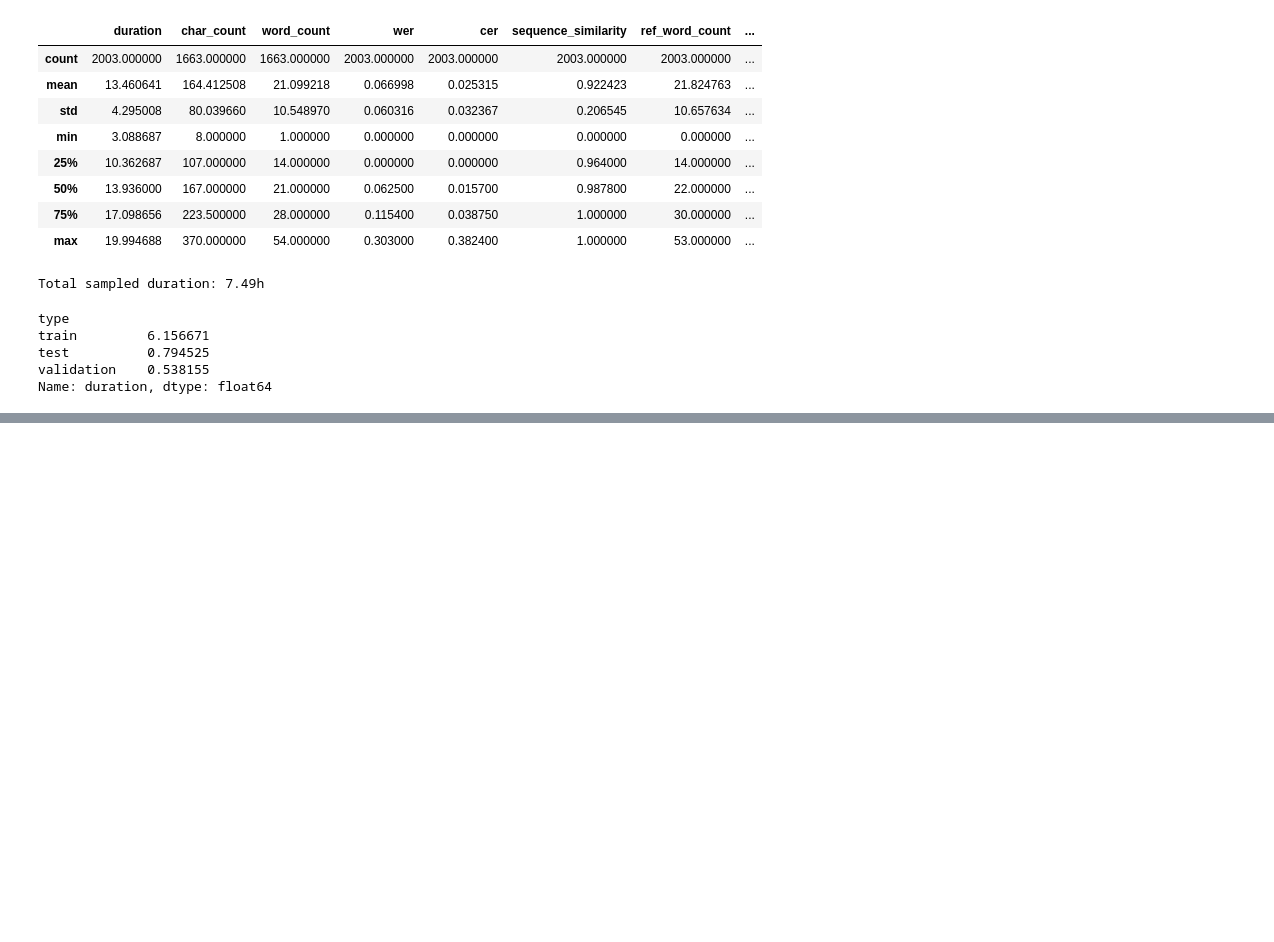
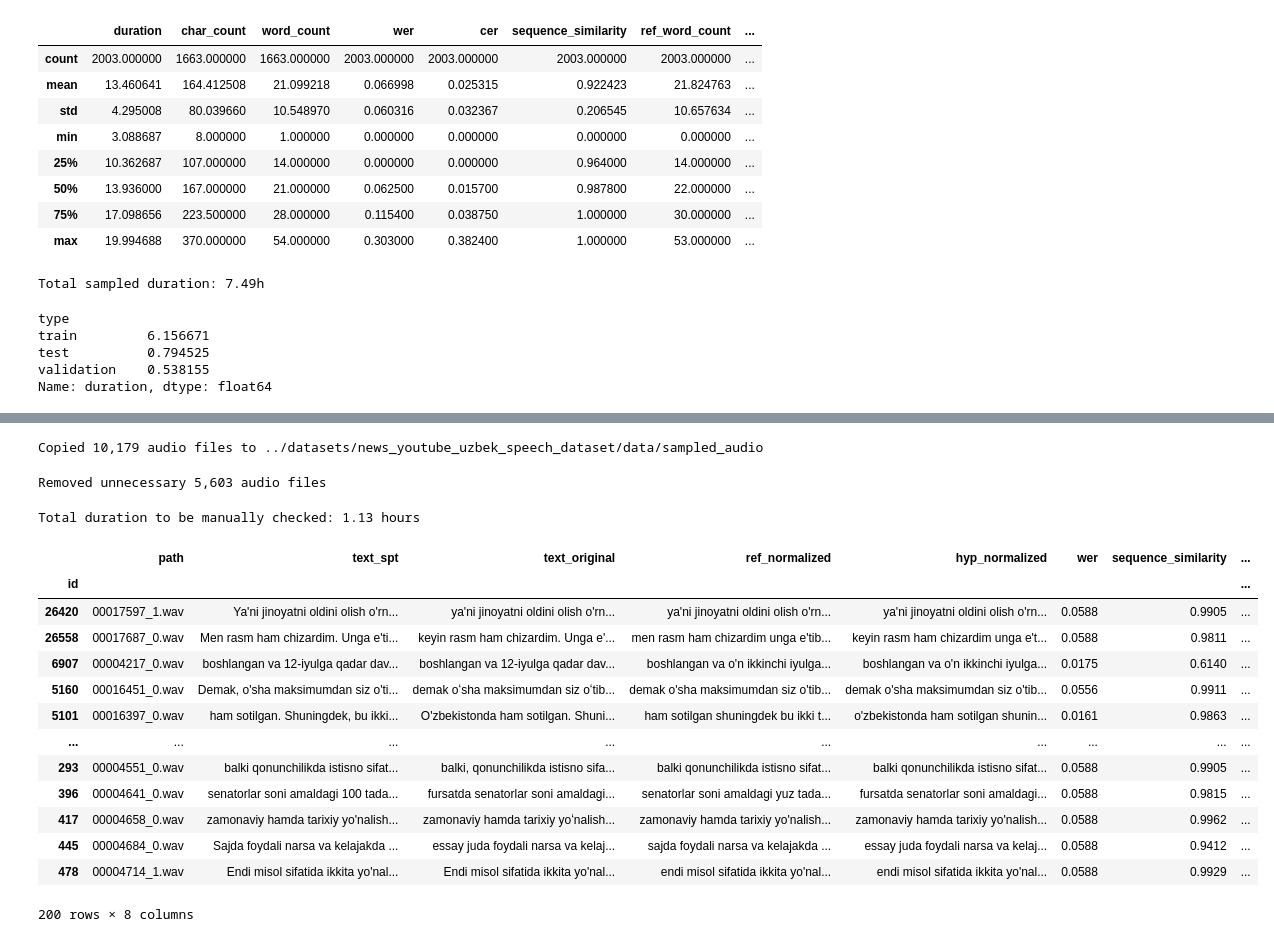
Before and after one commit to HaidarChaito/uzbek-automatic-speech-recognition, a Jupyter notebook: notebooks/2_news_dataset_preparation.ipynb, the cells around one changed output, grey strips where cells are left out. Saved outputs shown, nothing was run; the diff lists cells and outputs as text; code cells hidden in the pictures; blank space fills up the shorter version.

```diff
--- a/notebooks/2_news_dataset_preparation.ipynb
+++ b/notebooks/2_news_dataset_preparation.ipynb
@@ -22,11 +22,15 @@ from tqdm import tqdm  # Progress bar library
 SEED = 137
 DATASET_DIR = "../datasets/news_youtube_uzbek_speech_dataset/data"
 SAMPLED_AUDIO_DIR = os.path.join(DATASET_DIR, "sampled_audio")
+CHUNKED_AUDIO_DIR = os.path.join(DATASET_DIR, "chunked_audio")
+
 ALL_DATA_PATH = os.path.join(DATASET_DIR, "dataset.csv")
 SAMPLED_DATA_PATH = os.path.join(DATASET_DIR, "sampled.csv")
 PROCESSED_AUDIO_STATS_PATH = os.path.join(DATASET_DIR, "processed_audio_stats.csv")
 TRANSCRIPTION_RESULTS_PATH = os.path.join(DATASET_DIR, "google_spt_transcriptions.csv")
 VALIDATION_TEST_SETS_PATH = os.path.join(DATASET_DIR, "validation_test_sets.csv")
+
+SAMPLED_DATA2_PATH = os.path.join(DATASET_DIR, "sampled2.csv")
 # %% [markdown]
 ### Create csv file with all data and computed statistics
 # %%
@@ -756,0 +1310,68 @@ Name: duration, dtype: float64
+# %%
+from pathlib import Path
+import shutil
+
+audio_names = set(pd.read_csv(SAMPLED_DATA2_PATH, index_col="id")["path"])
+
+for audio_name in audio_names:
+    source_path = os.path.join(CHUNKED_AUDIO_DIR, audio_name)
+    destination_path = os.path.join(SAMPLED_AUDIO_DIR, audio_name)
+    shutil.copy(source_path, destination_path)
+
+print(f"Copied {len(audio_names):,} audio files to {SAMPLED_AUDIO_DIR}")
+# %% [output]
+Copied 10,179 audio files to ../datasets/news_youtube_uzbek_speech_dataset/data/sampled_audio
+# %%
+import glob
+
+all_audio_paths = set(glob.glob(os.path.join(SAMPLED_AUDIO_DIR, "*.wav")))
+
+sampled_audios1 = set(
+    pd.read_csv(SAMPLED_DATA_PATH, index_col="id")["path"]
+    .apply(lambda file_name: os.path.join(SAMPLED_AUDIO_DIR, file_name))
+)
+sampled_audios2 = set(
+    pd.read_csv(SAMPLED_DATA2_PATH, index_col="id")["path"]
+    .apply(lambda file_name: os.path.join(SAMPLED_AUDIO_DIR, file_name))
+)
+audio_paths_to_keep = sampled_audios1.union(sampled_audios2)
+
+audio_paths_to_remove = all_audio_paths - audio_paths_to_keep
+
+for path in audio_paths_to_remove:
+    os.remove(path)
+
+print(f"Removed unnecessary {len(audio_paths_to_remove):,} audio files")
+# %% [output]
+Removed unnecessary 5,603 audio files
+# %%
+sampled2_df = pd.read_csv(SAMPLED_DATA2_PATH, index_col="id")
+
+interested_cols = ["path", "text_spt", "text_original", "ref_normalized", "hyp_normalized", "wer",
+                   "sequence_similarity", "duration"]
+misaligned_df = sampled2_df[sampled2_df["wer"] > 0]
+random_sample = misaligned_df.sample(150, random_state=SEED)
+
+# Get the Top WER Sample (excluding the random ones)
+top_wer_sample = misaligned_df.drop(random_sample.index).nlargest(50, "wer")
+
+to_manually_check_df = pd.concat([random_sample, top_wer_sample])[interested_cols]
+to_manually_check_df.to_csv(os.path.join(DATASET_DIR, "check_alignment_manually2.csv"), index_label="id")
+print(f"Total duration to be manually checked: {to_manually_check_df["duration"].sum() / 3600:.2f} hours")
+to_manually_check_df
+# %% [output]
+Total duration to be manually checked: 1.13 hours
+|  | path | text_spt | text_original | ref_normalized | hyp_normalized | wer | sequence_similarity | ... |
+| id |  |  |  |  |  |  |  | ... |
+| 26420 | 00017597_1.wav | Ya'ni jinoyatni oldini olish o'rn... | ya'ni jinoyatni oldini olish o'rn... | ya'ni jinoyatni oldini olish o'rn... | ya'ni jinoyatni oldini olish o'rn... | 0.0588 | 0.9905 | ... |
+| 26558 | 00017687_0.wav | Men rasm ham chizardim. Unga e'ti... | keyin rasm ham chizardim. Unga e'... | men rasm ham chizardim unga e'tib... | keyin rasm ham chizardim unga e't... | 0.0588 | 0.9811 | ... |
+| 6907 | 00004217_0.wav | boshlangan va 12-iyulga qadar dav... | boshlangan va 12-iyulga qadar dav... | boshlangan va o'n ikkinchi iyulga... | boshlangan va o'n ikkinchi iyulga... | 0.0175 | 0.6140 | ... |
+| 5160 | 00016451_0.wav | Demak, o'sha maksimumdan siz o'ti... | demak oʻsha maksimumdan siz oʻtib... | demak o'sha maksimumdan siz o'tib... | demak o'sha maksimumdan siz o'tib... | 0.0556 | 0.9911 | ... |
+| 5101 | 00016397_0.wav | ham sotilgan. Shuningdek, bu ikki... | O'zbekistonda ham sotilgan. Shuni... | ham sotilgan shuningdek bu ikki t... | o'zbekistonda ham sotilgan shunin... | 0.0161 | 0.9863 | ... |
+| ... | ... | ... | ... | ... | ... | ... | ... | ... |
+| 293 | 00004551_0.wav | balki qonunchilikda istisno sifat... | balki, qonunchilikda istisno sifa... | balki qonunchilikda istisno sifat... | balki qonunchilikda istisno sifat... | 0.0588 | 0.9905 | ... |
+| 396 | 00004641_0.wav | senatorlar soni amaldagi 100 tada... | fursatda senatorlar soni amaldagi... | senatorlar soni amaldagi yuz tada... | fursatda senatorlar soni amaldagi... | 0.0588 | 0.9815 | ... |
+| 417 | 00004658_0.wav | zamonaviy hamda tarixiy yo'nalish... | zamonaviy hamda tarixiy yoʻnalish... | zamonaviy hamda tarixiy yo'nalish... | zamonaviy hamda tarixiy yo'nalish... | 0.0588 | 0.9962 | ... |
+| 445 | 00004684_0.wav | Sajda foydali narsa va kelajakda ... | essay juda foydali narsa va kelaj... | sajda foydali narsa va kelajakda ... | essay juda foydali narsa va kelaj... | 0.0588 | 0.9412 | ... |
+| 478 | 00004714_1.wav | Endi misol sifatida ikkita yo'nal... | Endi misol sifatida ikkita yo'nal... | endi misol sifatida ikkita yo'nal... | endi misol sifatida ikkita yo'nal... | 0.0588 | 0.9929 | ... |
+200 rows × 8 columns
```
Also changed, not shown: parts of 20 cells of this notebook, 8 other files.
